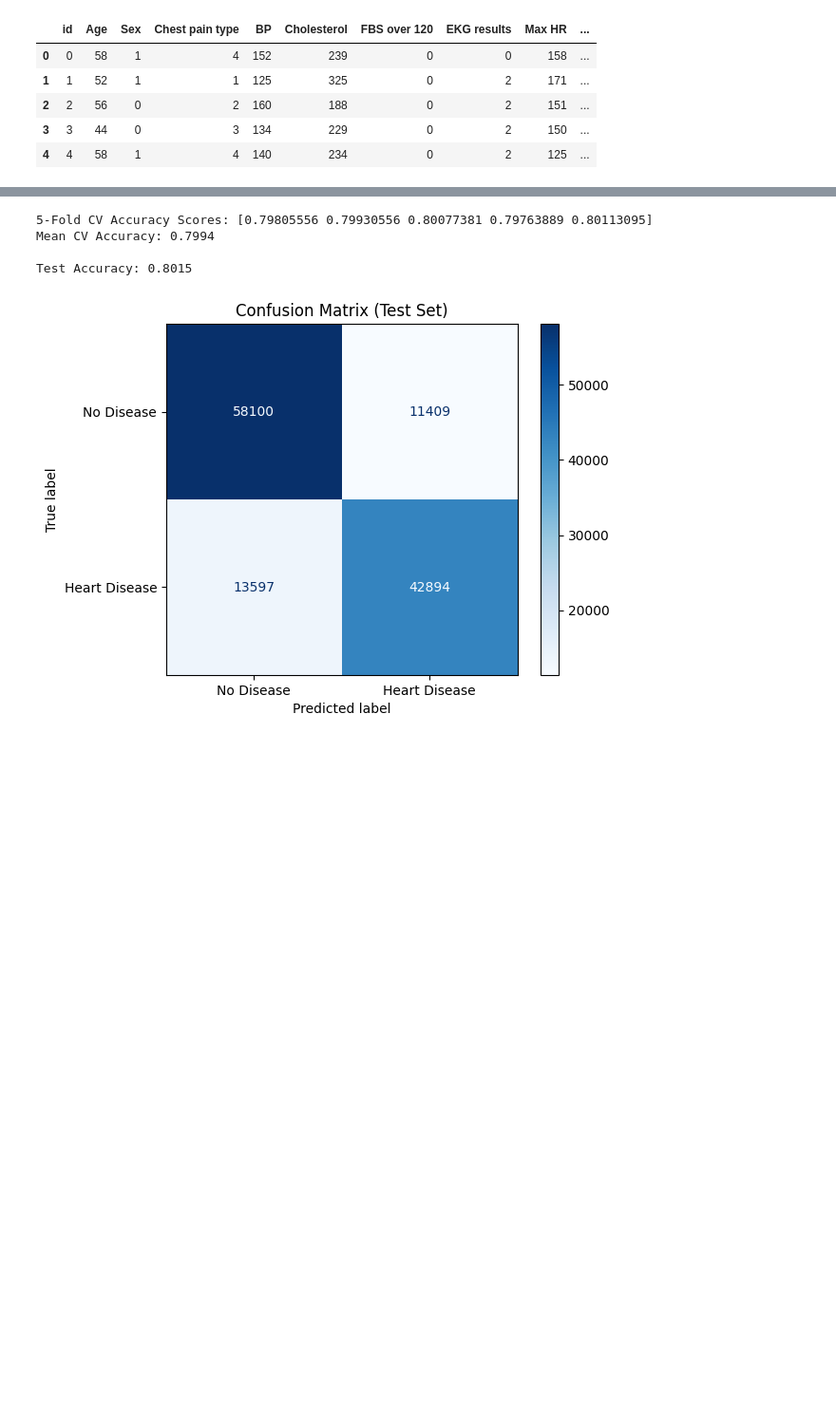
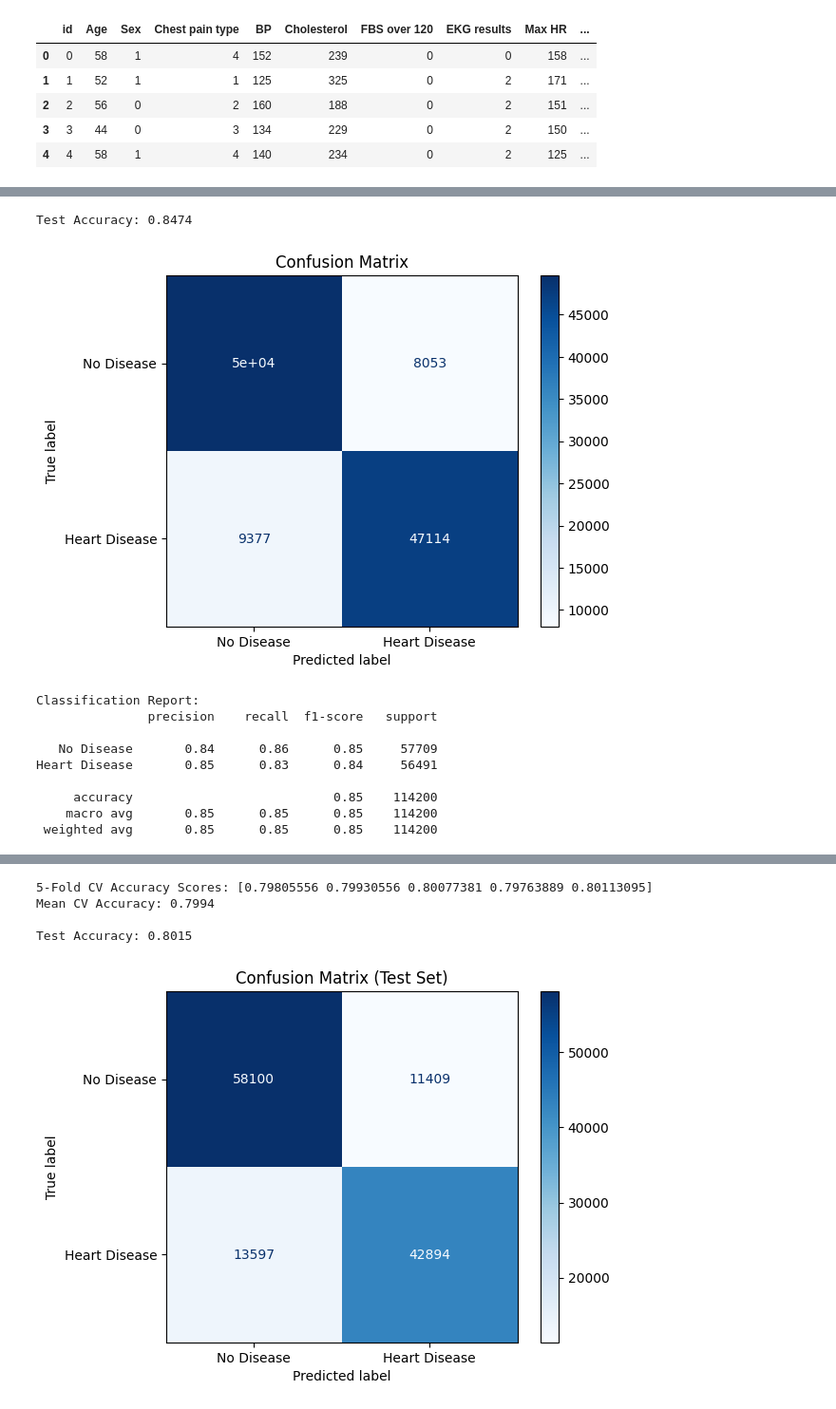
Before and after one commit to kirmanioussema12/Heart-Disease, a Jupyter notebook: Prediction.ipynb, the cells around one changed output, grey strips where cells are left out. Shown at 95% size. Cells and saved outputs as stored; diff of their text form; code cells hidden in the pictures; blank space fills up the shorter version.

```diff
--- a/Prediction.ipynb
+++ b/Prediction.ipynb
@@ -101,0 +122,37 @@ Passing `palette` without assigning `hue` is deprecated and will be removed in v
+# %%
+from sklearn.linear_model import LogisticRegression
+
+# Logistic Regression with balanced class weights
+model = LogisticRegression(random_state=42, class_weight="balanced")
+model.fit(X_train_scaled, y_train)
+
+# Predict
+y_pred = model.predict(X_test_scaled)
+y_prob = model.predict_proba(X_test_scaled)[:,1]
+
+# 6️⃣ Evaluate Accuracy
+acc = accuracy_score(y_test, y_pred)
+print(f"Test Accuracy: {acc:.4f}")
+
+# 7️⃣ Confusion Matrix
+cm = confusion_matrix(y_test, y_pred)
+disp = ConfusionMatrixDisplay(confusion_matrix=cm, display_labels=["No Disease", "Heart Disease"])
+disp.plot(cmap="Blues")
+plt.title("Confusion Matrix")
+plt.show()
+
+# 8️⃣ Classification Report (Precision, Recall, F1)
+print("Classification Report:")
+print(classification_report(y_test, y_pred, target_names=["No Disease", "Heart Disease"]))
+# %% [output]
+Test Accuracy: 0.8474
+[figure, added]
+Classification Report:
+               precision    recall  f1-score   support
+
+   No Disease       0.84      0.86      0.85     57709
+Heart Disease       0.85      0.83      0.84     56491
+
+     accuracy                           0.85    114200
+    macro avg       0.85      0.85      0.85    114200
+ weighted avg       0.85      0.85      0.85    114200
```
Also changed, not shown: parts of 12 cells of this notebook.
